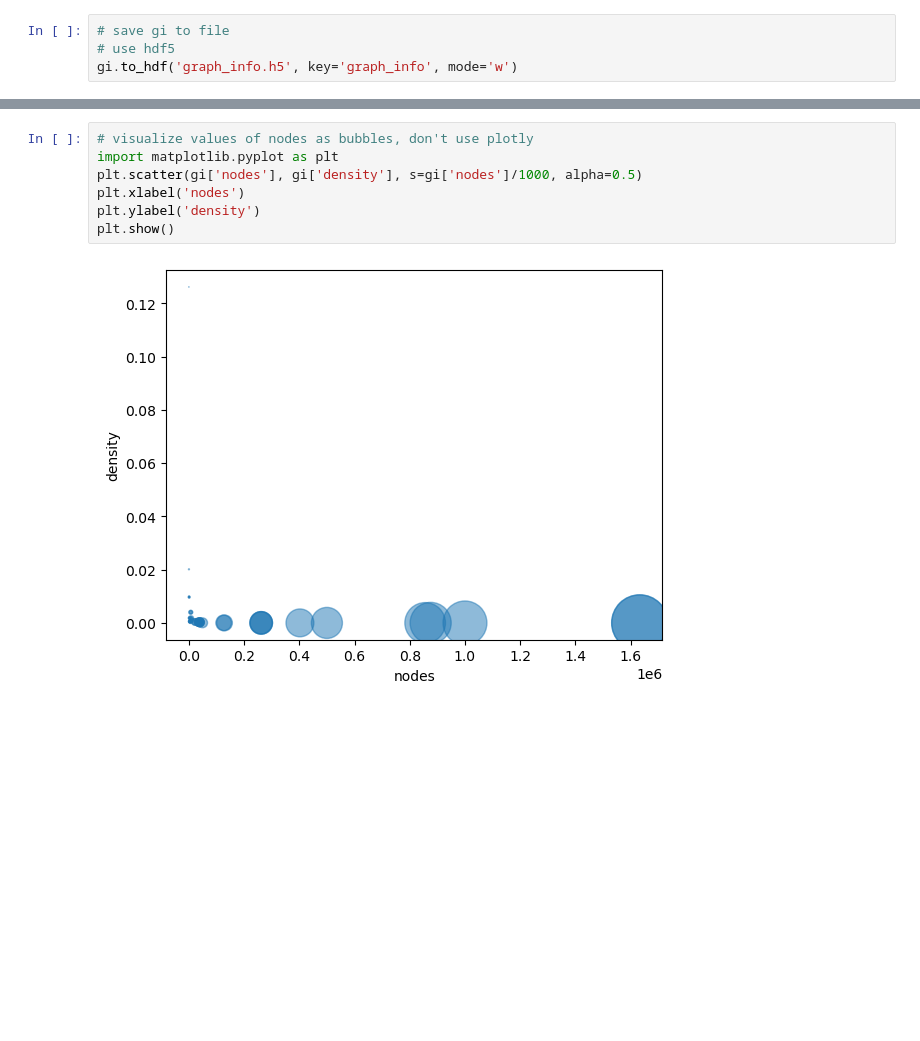
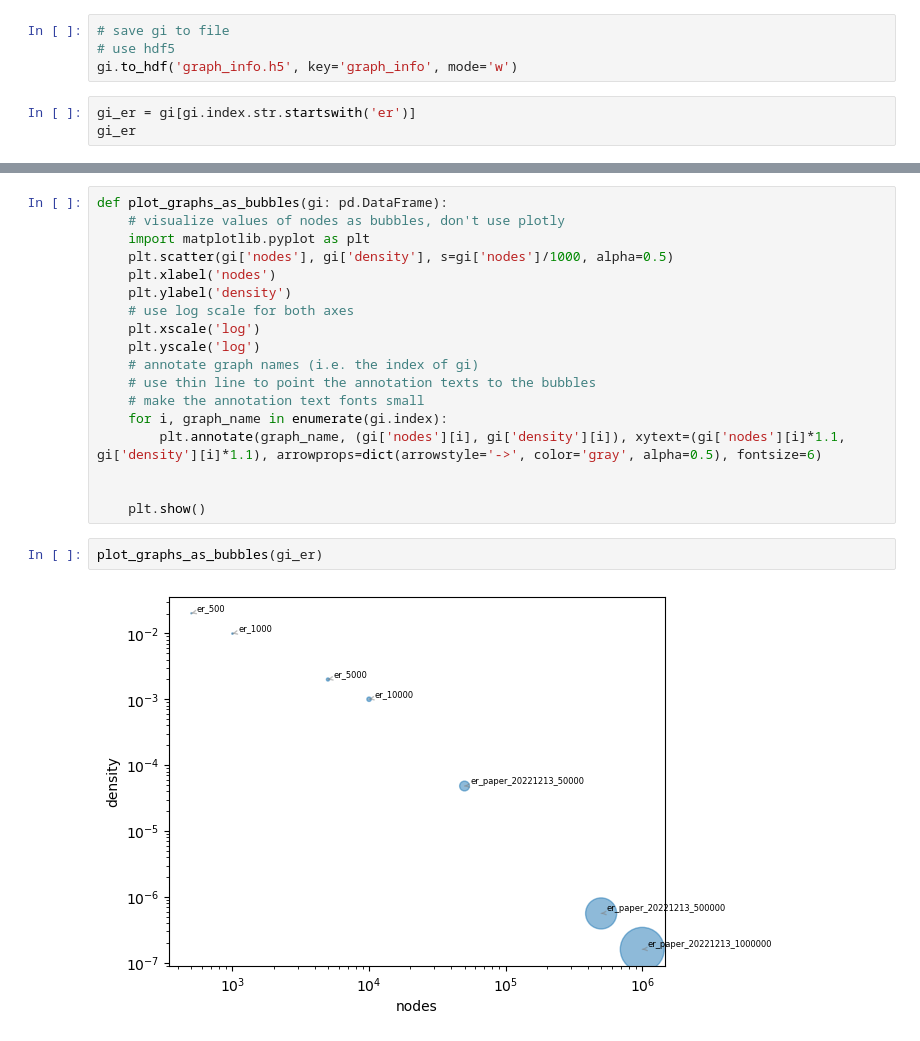
Before and after one commit to tddschn/easygraph-bench, a Jupyter notebook: explorations/graph_info_viz.ipynb, the cells around one changed output, grey strips where cells are left out. Drawn from its saved outputs; the diff is of its cells as text; blank space fills up the shorter version.

```diff
--- a/explorations/graph_info_viz.ipynb
+++ b/explorations/graph_info_viz.ipynb
@@ -152,3 +152,6 @@ gi
 # save gi to file
 # use hdf5
 gi.to_hdf('graph_info.h5', key='graph_info', mode='w')
+# %%
+gi_er = gi[gi.index.str.startswith('er')]
+gi_er
@@ -155,9 +194,22 @@ gi.to_hdf('graph_info.h5', key='graph_info', mode='w')
 # %%
-# visualize values of nodes as bubbles, don't use plotly
-import matplotlib.pyplot as plt
-plt.scatter(gi['nodes'], gi['density'], s=gi['nodes']/1000, alpha=0.5)
-plt.xlabel('nodes')
-plt.ylabel('density')
-plt.show()
+def plot_graphs_as_bubbles(gi: pd.DataFrame):
+    # visualize values of nodes as bubbles, don't use plotly
+    import matplotlib.pyplot as plt
+    plt.scatter(gi['nodes'], gi['density'], s=gi['nodes']/1000, alpha=0.5)
+    plt.xlabel('nodes')
+    plt.ylabel('density')
+    # use log scale for both axes
+    plt.xscale('log')
+    plt.yscale('log')
+    # annotate graph names (i.e. the index of gi)
+    # use thin line to point the annotation texts to the bubbles
+    # make the annotation text fonts small
+    for i, graph_name in enumerate(gi.index):
+        plt.annotate(graph_name, (gi['nodes'][i], gi['density'][i]), xytext=(gi['nodes'][i]*1.1, gi['density'][i]*1.1), arrowprops=dict(arrowstyle='->', color='gray', alpha=0.5), fontsize=6)
+
+
+    plt.show()
-# %% [output]
-[figure, removed]
+# %%
+plot_graphs_as_bubbles(gi_er)
+# %% [output]
+[figure, added]
```
Also changed, not shown: parts of 3 cells of this notebook.
